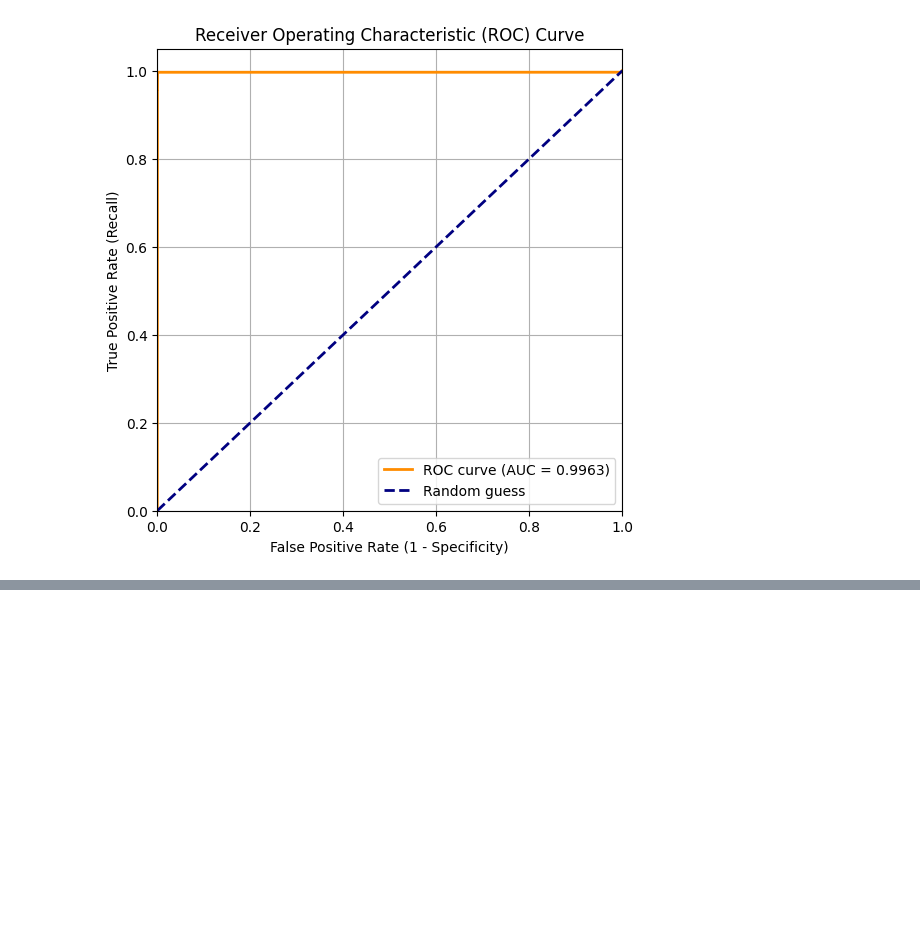
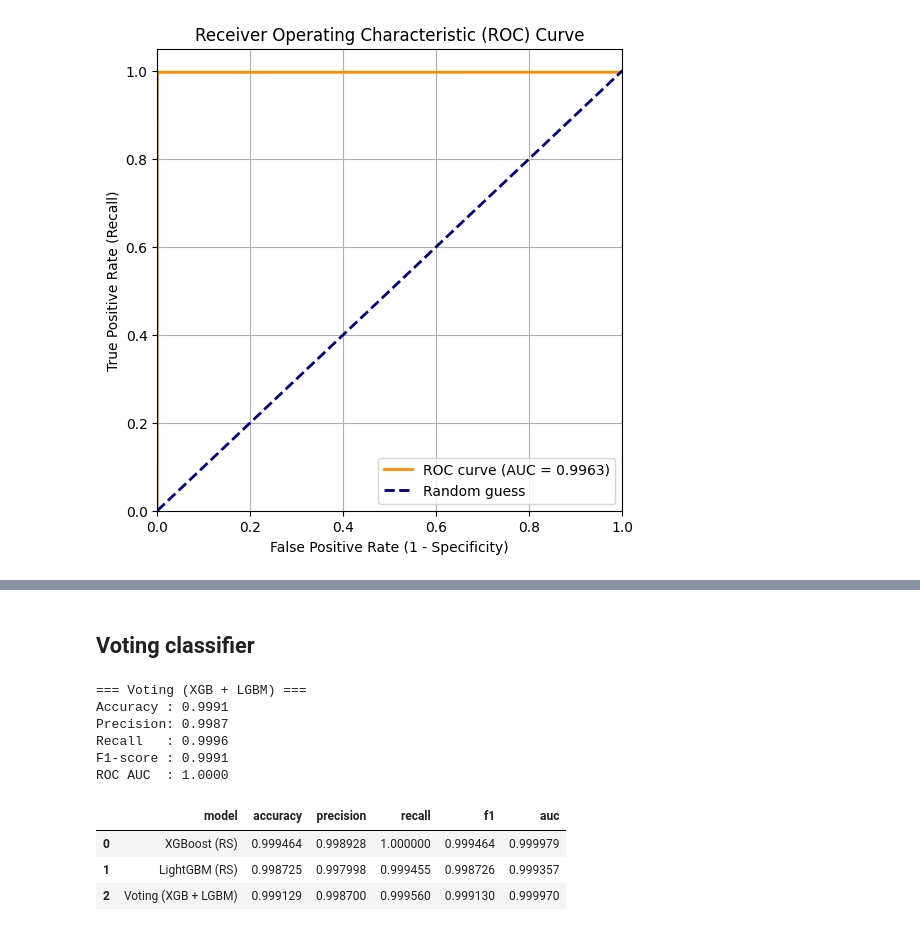
Before and after one commit to Camille170504/MachineLearning_Project, a Jupyter notebook: Models_Preprocessing.ipynb, the cells around one changed output, grey strips where cells are left out. Cells and saved outputs as stored; diff of their text form; code cells hidden in the pictures; blank space fills up the shorter version.

Commit message:
Voting classifier and Gridsearch

```diff
--- a/Models_Preprocessing.ipynb
+++ b/Models_Preprocessing.ipynb
@@ -528,0 +681,36 @@ plt.show()
+# %% [markdown]
+## Voting classifier
+# %%
+# Voting classifier using the 2 best optimized models (XGB and LGBM)
+
+# Creating the Voting Classifier
+voting_clf = VotingClassifier(
+    estimators=[
+        ("xgb",   grid_xgb.best_estimator_),    # XGBoost optimized model
+        ("lgbm",  grid_lgbm.best_estimator_)    #LightGBM oprimized model
+    ],
+    voting="soft"   # 'soft' = mean of the porbabilities, best for an unbalanced dataset
+)
+
+# Training of the Voting Classifier on the training data
+voting_clf.fit(X_train, y_train)
+
+# Evaluating the model and add to results
+results.append(evaluate_model("Voting (XGB + LGBM)", voting_clf, X_test, y_test))
+
+# Creating a summary table of the performances
+results_df = pd.DataFrame(results)
+
+# Displaying the final DataFrame
+results_df
+# %% [output]
+=== Voting (XGB + LGBM) ===
+Accuracy : 0.9991
+Precision: 0.9987
+Recall   : 0.9996
+F1-score : 0.9991
+ROC AUC  : 1.0000
+|  | model | accuracy | precision | recall | f1 | auc |
+| 0 | XGBoost (RS) | 0.999464 | 0.998928 | 1.000000 | 0.999464 | 0.999979 |
+| 1 | LightGBM (RS) | 0.998725 | 0.997998 | 0.999455 | 0.998726 | 0.999357 |
+| 2 | Voting (XGB + LGBM) | 0.999129 | 0.998700 | 0.999560 | 0.999130 | 0.999970 |
```
Also changed, not shown: parts of 5 cells of this notebook.
